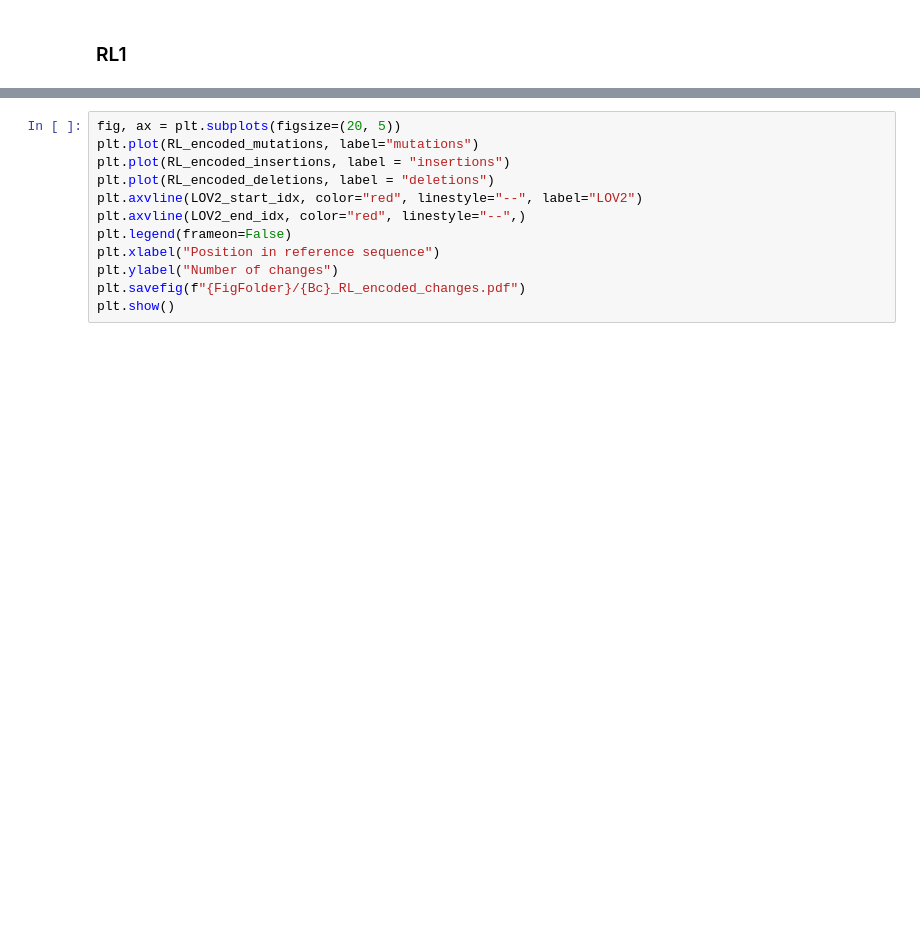
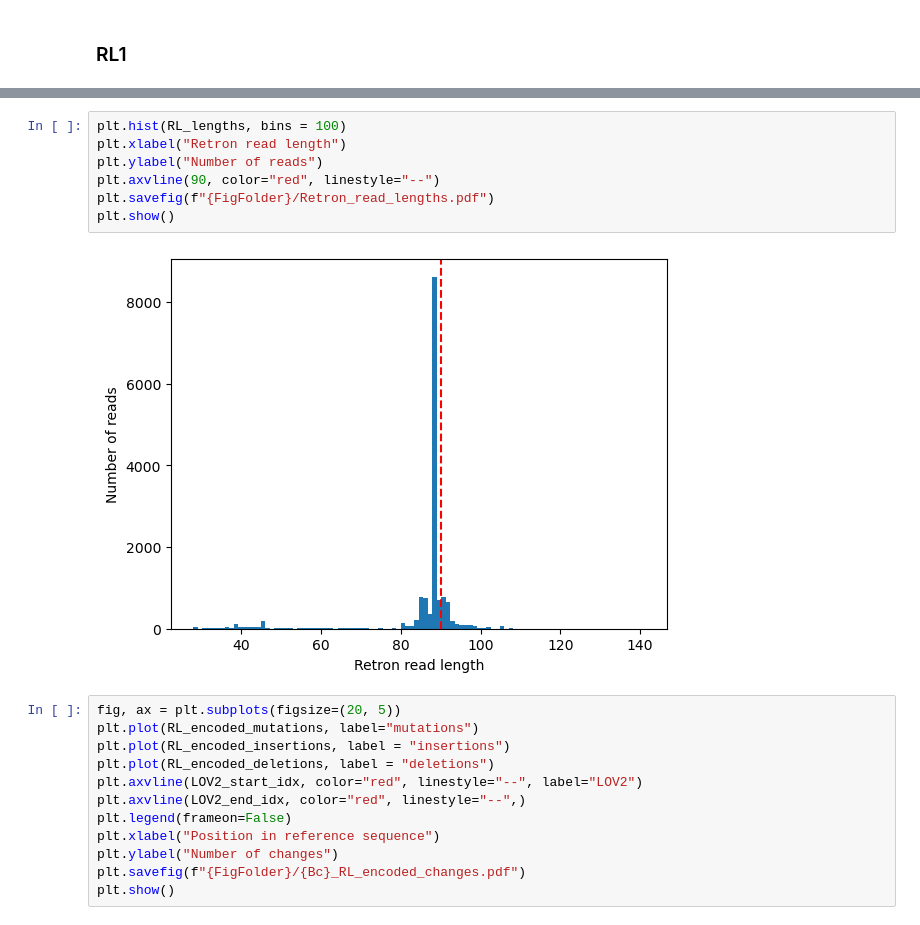
Before and after one commit to AliceHovsepyan/pogo_pance_draft, a Jupyter notebook: RL_characterization.ipynb, the cells around one changed output, grey strips where cells are left out. Saved outputs shown, nothing was run; the diff lists cells and outputs as text; blank space fills up the shorter version.

```diff
--- a/RL_characterization.ipynb
+++ b/RL_characterization.ipynb
@@ -617,6 +621,15 @@ for alignment in all_blast_alignments:
             RL_encoded_mutations[query_from + pos] += val
 # %% [output]
 total reads: 14927
+# %%
+plt.hist(RL_lengths, bins = 100)
+plt.xlabel("Retron read length")
+plt.ylabel("Number of reads")
+plt.axvline(90, color="red", linestyle="--")
+plt.savefig(f"{FigFolder}/Retron_read_lengths.pdf")
+plt.show()
+# %% [output]
+[figure, added]
 # %%
 fig, ax = plt.subplots(figsize=(20, 5))
 plt.plot(RL_encoded_mutations, label="mutations")
```
Also changed, not shown: parts of 7 cells of this notebook, 7 other files.
